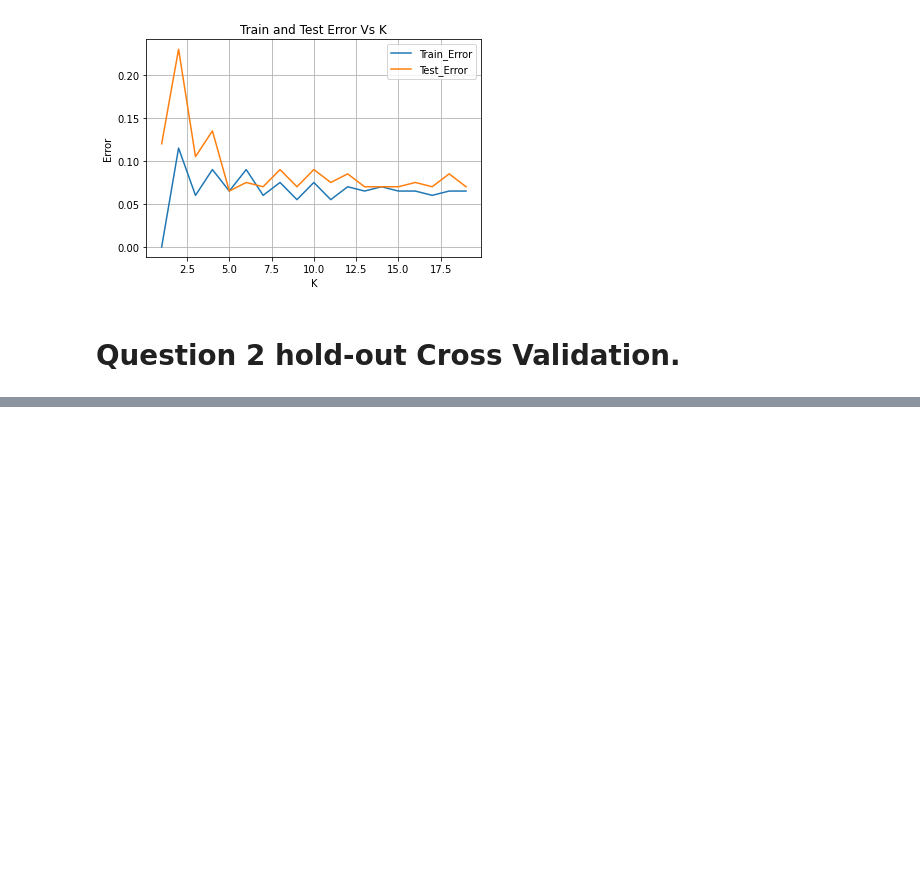
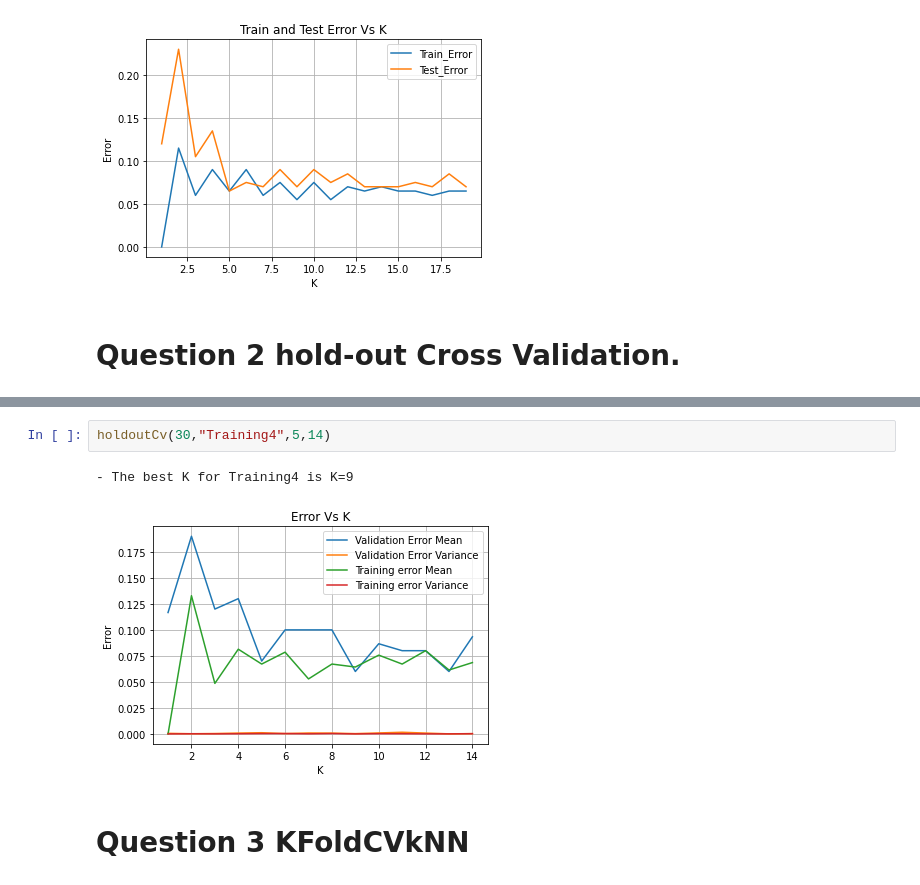
Before and after one commit to mosemb/MachineLearningAssignments, a Jupyter notebook: LAB3_KNNandCV.ipynb, the cells around one changed output, grey strips where cells are left out. Saved outputs shown, nothing was run; the diff lists cells and outputs as text; blank space fills up the shorter version.

```diff
--- a/LAB3_KNNandCV.ipynb
+++ b/LAB3_KNNandCV.ipynb
@@ -372,0 +385,7 @@ bestk("Training4","Test4", 19)
+# %%
+holdoutCv(30,"Training4",5,14)
+# %% [output]
+- The best K for Training4 is K=9
+[figure, added]
+# %% [markdown]
+# Question 3 KFoldCVkNN
```
Also changed, not shown: parts of 15 cells of this notebook, 1 other file.
